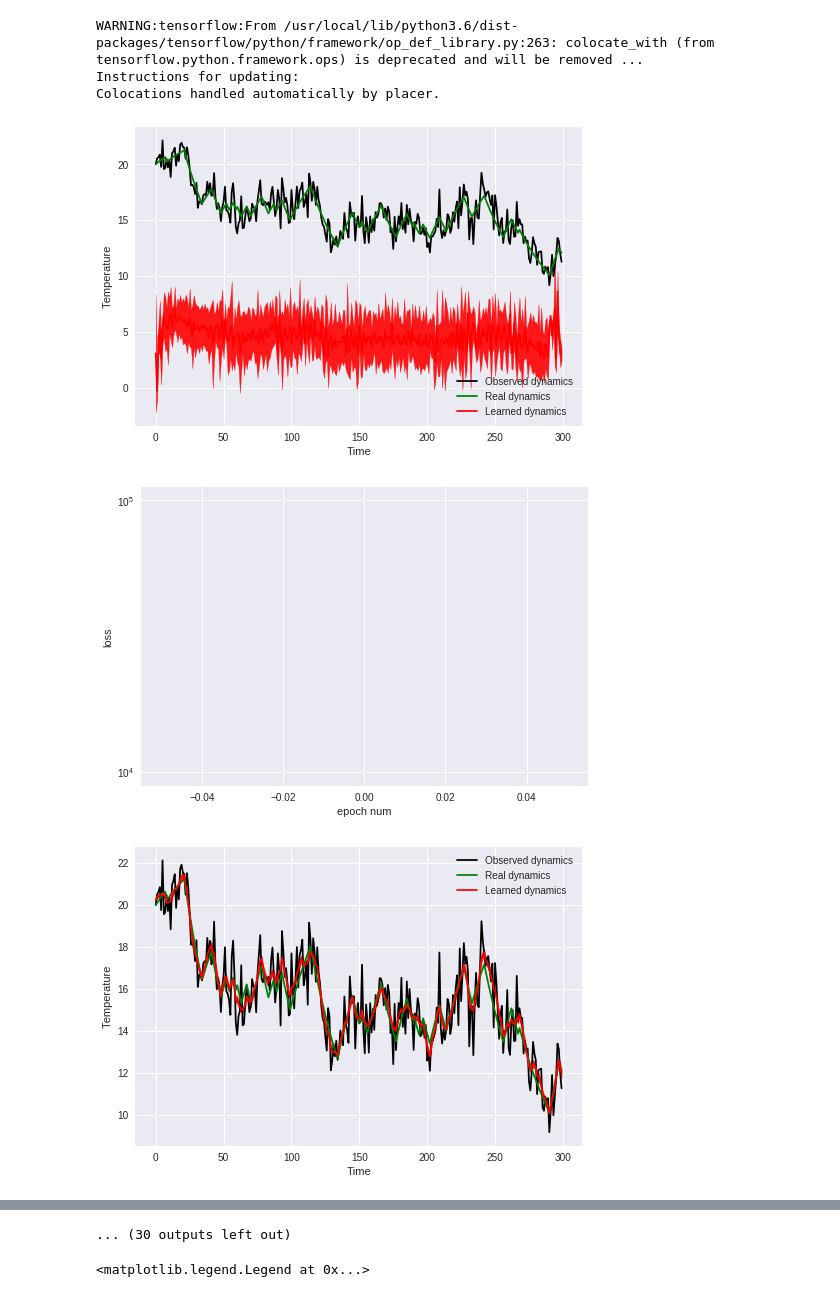
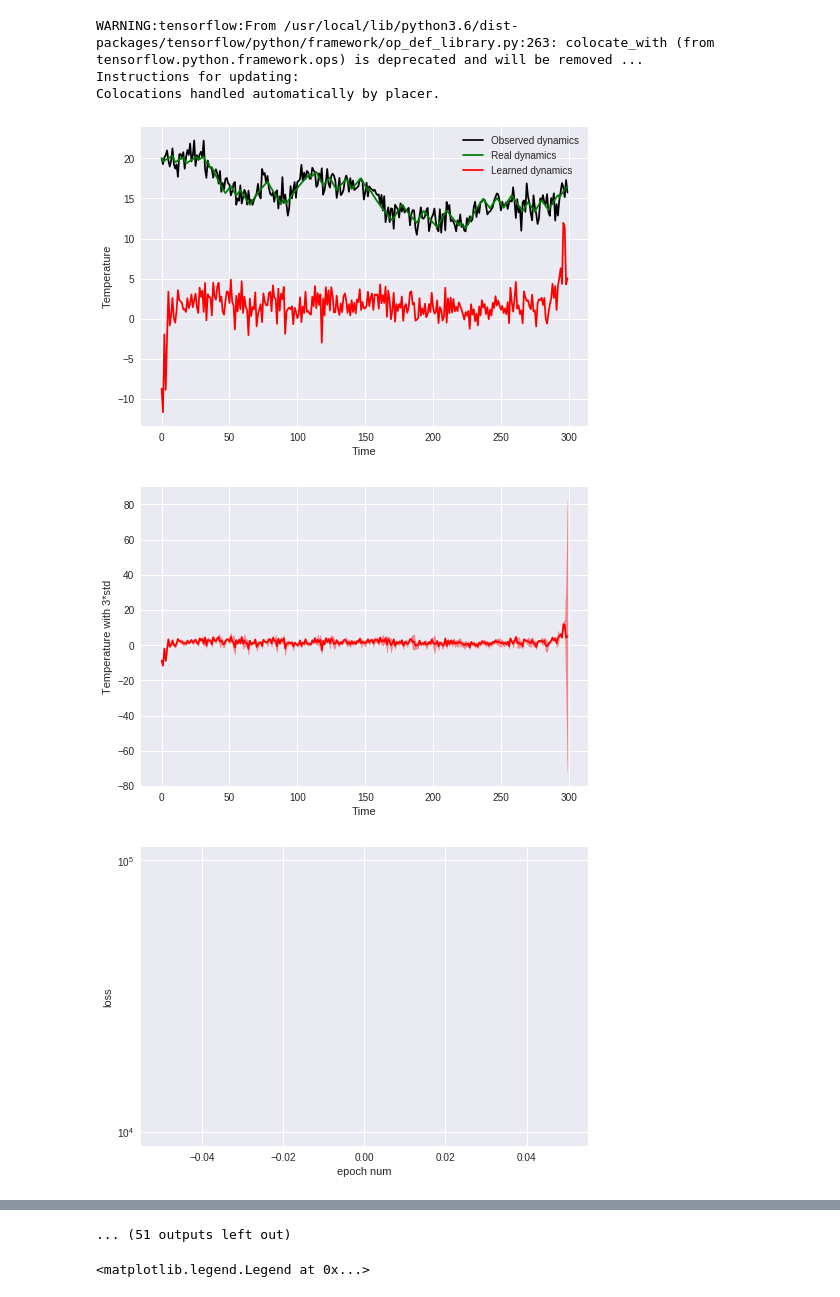
Before and after one commit to LuchnikovI/Deep-Kalman-filter-for-climate-control, a Jupyter notebook: Deep_Kalman_filter_for_climate_control.ipynb, the cells around one changed output, grey strips where cells are left out. Saved outputs shown, nothing was run; the diff lists cells and outputs as text; code cells hidden in the pictures.

```diff
--- a/Deep_Kalman_filter_for_climate_control.ipynb
+++ b/Deep_Kalman_filter_for_climate_control.ipynb
@@ -5,9 +5,9 @@ import numpy.random as rnd
 import matplotlib.pyplot as plt
 
 def plot_mean_and_CI(mean, lb, ub, color_shading=None):
+    plt.plot(mean, 'r', zorder=10)
     plt.fill_between(range(mean.shape[0]), ub, lb,
-                     color=color_shading, alpha=.9)
-    plt.plot(mean, 'r')
+                     color=color_shading, alpha=0.4, zorder=15)
 # %%
 #class for environment
 
@@ -211,36 +211,40 @@ init = tf.global_variables_initializer()
 sess.run(init)
 
 #main loop
 losses = []
 for i in range(num_epochs):
     l = 0.
     for j in range(1):
         new_l = sess.run([loss, train_step], feed_dict={actions_ph:a[j], states_ph:noisy_t[j], eps_ph:np.random.randn(16, session_length)})[0]
         l = l + new_l
     losses.append(l)
 
     #plotting
     if i%5000 == 0:
         true_t = t[0, 0]
         true_noisy_t = noisy_t[0, 0]
         data = sess.run([state_out], feed_dict={actions_ph:np.expand_dims(a[0, 0], axis=0), states_ph:np.expand_dims(noisy_t[0, 0], axis=0)})[0]
         pred_t = data[0, :, 0]
         sigma = np.exp(data[0, :, 1]/2)
         fig1 = plt.figure()
         plt.ylabel('Temperature')
         plt.xlabel('Time')
-        plt.plot(true_noisy_t, 'black')
-        plt.plot(true_t, 'green')
-        plot_mean_and_CI(pred_t, pred_t - 3*sigma, pred_t + 3*sigma, color_shading='red')
+        plt.plot(true_noisy_t, 'black', zorder=1)
+        plt.plot(true_t, 'green', zorder=5)
+        plt.plot(pred_t, 'red', zorder=10)
         plt.legend(['Observed dynamics', 'Real dynamics', 'Learned dynamics'])
         plt.savefig(fname='fig'+str(i))
         fig2 = plt.figure()
+        plt.xlabel('Time')
+        plt.ylabel('Temperature with 3*std')
+        plot_mean_and_CI(pred_t, pred_t - 3*sigma, pred_t + 3*sigma, color_shading='red')
+        fig3 = plt.figure()
         plt.ylabel('loss')
         plt.xlabel('epoch num')
         plt.yscale('log')
         plt.plot(losses, 'blue')
         plt.show()
 # %% [output]
-[figure, old version]
+[figure, new version]
-[figure, old version]
+[figure, new version]
-[figure, old version]
+[figure, new version]
@@ -256,4 +260,4 @@ for i in range(num_epochs):
-... (30 outputs left out)
+... (51 outputs left out)
 # %%
 #function for validation
 def validation(environment, num_of_steps):
```
Also changed, not shown: parts of 1 cell of this notebook.
